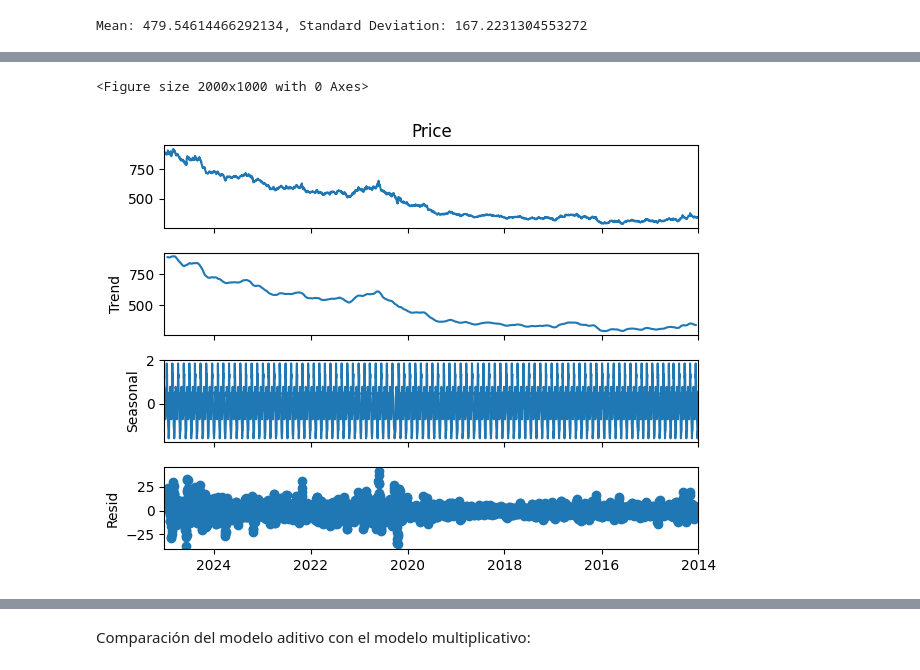
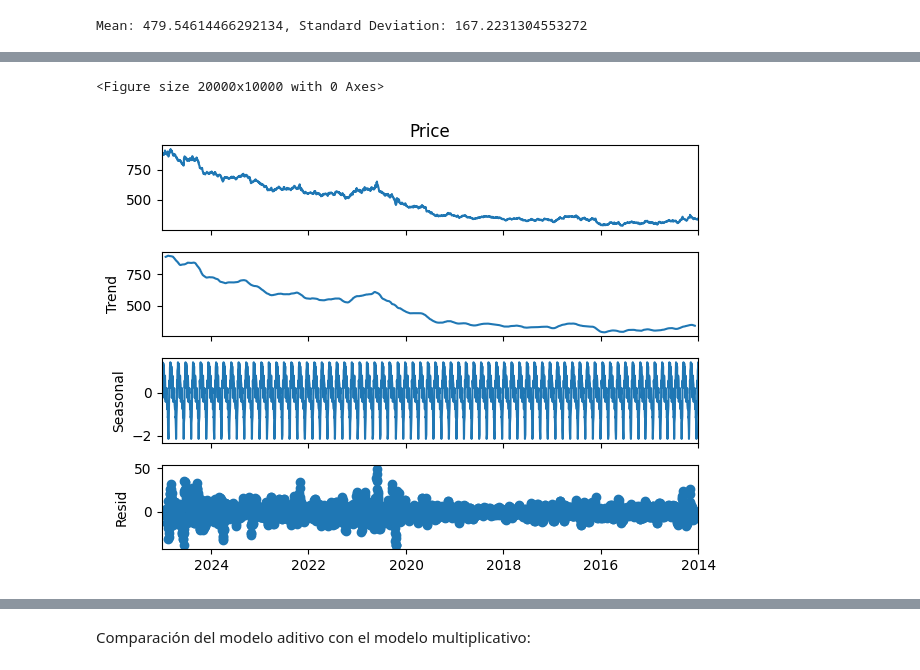
Before and after one commit to jariel17/time-series-analysis-gold, a Jupyter notebook: eda_price.ipynb, the cells around one changed output, grey strips where cells are left out. Cells and saved outputs as stored; diff of their text form; code cells hidden in the pictures.

```diff
--- a/eda.ipynb
+++ b/eda_price.ipynb
@@ -146,12 +300,15 @@ plt.show()
+# %%
+gold_dataset['Growth_Rate'] = gold_dataset['Price'].pct_change() * 100
+gold_growth = gold_dataset.dropna(subset=['Growth_Rate'])
 # %%
-seasonal_decompose_result = seasonal_decompose(gold_dataset['Price'], model='additive', period=30)
+seasonal_decompose_result = seasonal_decompose(gold_dataset['Price'], model='additive', period=40)
 # %%
 
-plt.figure(figsize=(20, 10))
+plt.figure(figsize=(200, 100))
 seasonal_decompose_result.plot()
 
 plt.tight_layout()
 plt.show()
 # %% [output]
-<Figure size 2000x1000 with 0 Axes>
+<Figure size 20000x10000 with 0 Axes>
-[figure, old version]
+[figure, new version]
```
Also changed, not shown: parts of 17 cells of this notebook, 3 other files.
